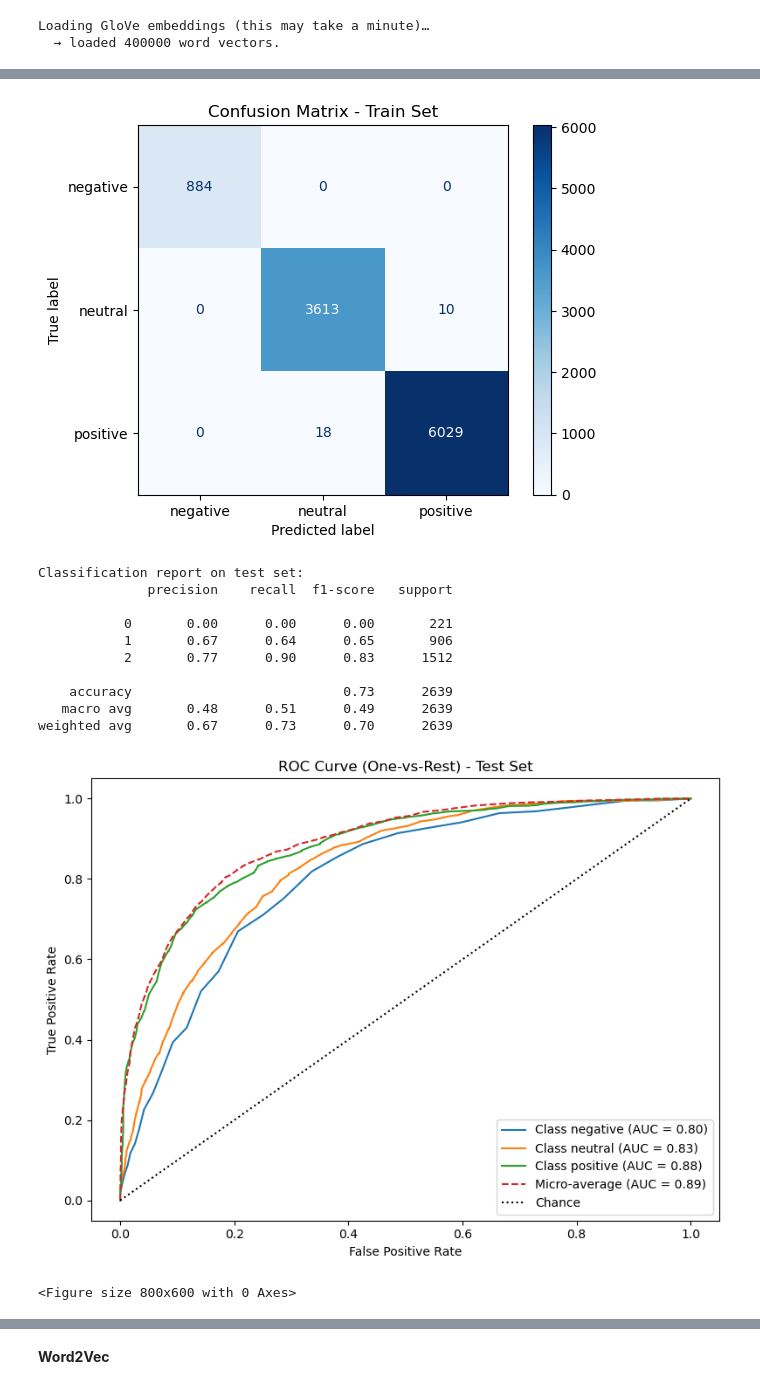
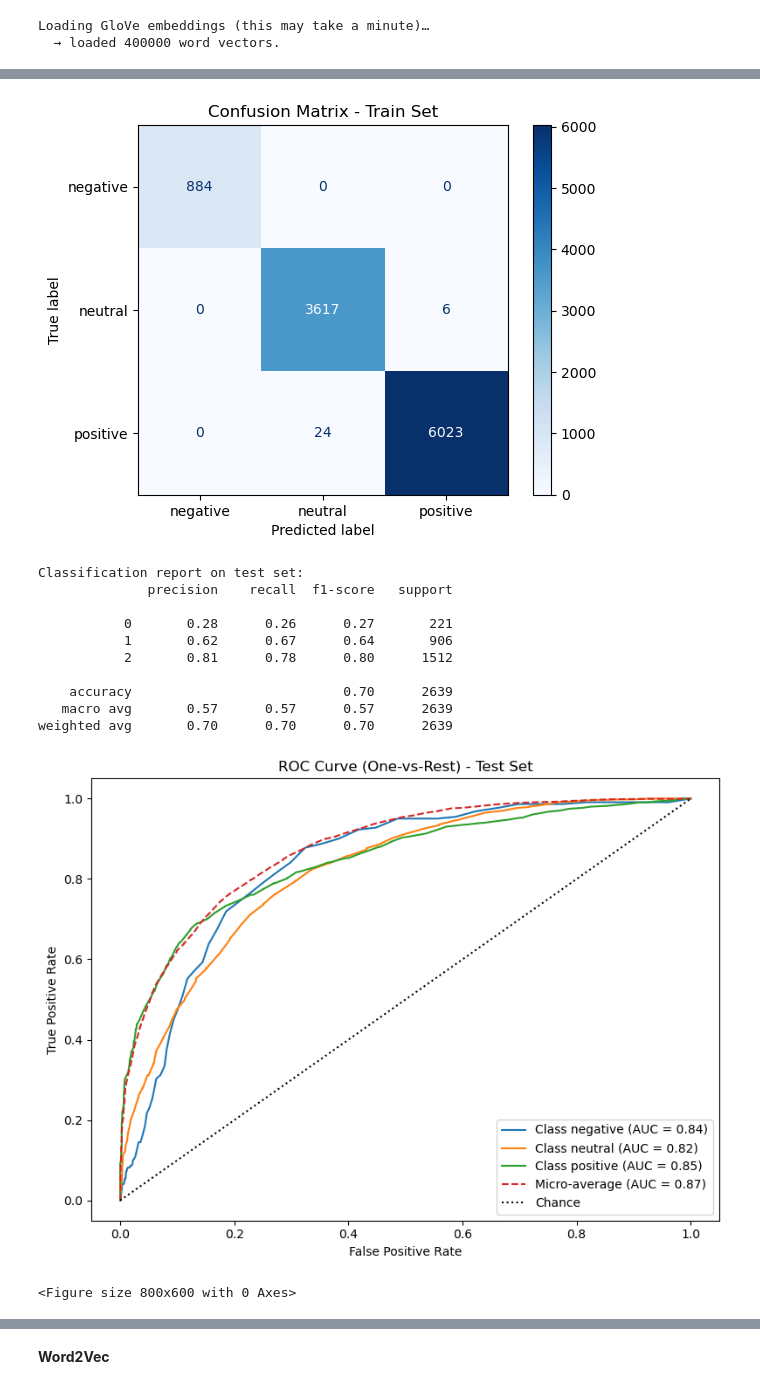
Before and after one commit to dangtna1/amazon-reviews-classification, a Jupyter notebook: preprocessing_and_modelling.ipynb, the cells around one changed output, grey strips where cells are left out. Drawn from its saved outputs; the diff is of its cells as text; code cells hidden in the pictures.

```diff
--- a/preprocessing_and_modelling.ipynb
+++ b/preprocessing_and_modelling.ipynb
@@ -339,7 +338,7 @@ Loading GloVe embeddings (this may take a minute)…
 pipeline = ImbPipeline(
     [
         ("embed", GloveVectorizer(glove_index, dim=300)),
-        # ("smote", SMOTE(random_state=42)),
+        ("smote", SMOTE(random_state=42)),
         (
             "clf",
             LogisticRegression(max_iter=1000),
@@ -388,7 +387,7 @@ weighted avg       0.69      0.71      0.69      2639
 pipeline = ImbPipeline(
     [
         ("embed", GloveVectorizer(glove_index, dim=300)),
-        # ("smote", SMOTE(random_state=42)),
+        ("smote", SMOTE(random_state=42)),
         (
             "clf",
             RandomForestClassifier(random_state=42),
@@ -421,14 +420,14 @@ weighted avg       1.00      1.00      1.00     10554
 <Figure size 800x600 with 0 Axes>
 [figure]
 Classification report on test set:
               precision    recall  f1-score   support
 
-           0       0.00      0.00      0.00       221
-           1       0.67      0.64      0.65       906
-           2       0.77      0.90      0.83      1512
+           0       0.28      0.26      0.27       221
+           1       0.62      0.67      0.64       906
+           2       0.81      0.78      0.80      1512
 
-    accuracy                           0.73      2639
-   macro avg       0.48      0.51      0.49      2639
-weighted avg       0.67      0.73      0.70      2639
+    accuracy                           0.70      2639
+   macro avg       0.57      0.57      0.57      2639
+weighted avg       0.70      0.70      0.70      2639
-[figure, old version]
+[figure, new version]
 <Figure size 800x600 with 0 Axes>
```
Also changed, not shown: parts of 7 cells of this notebook.
